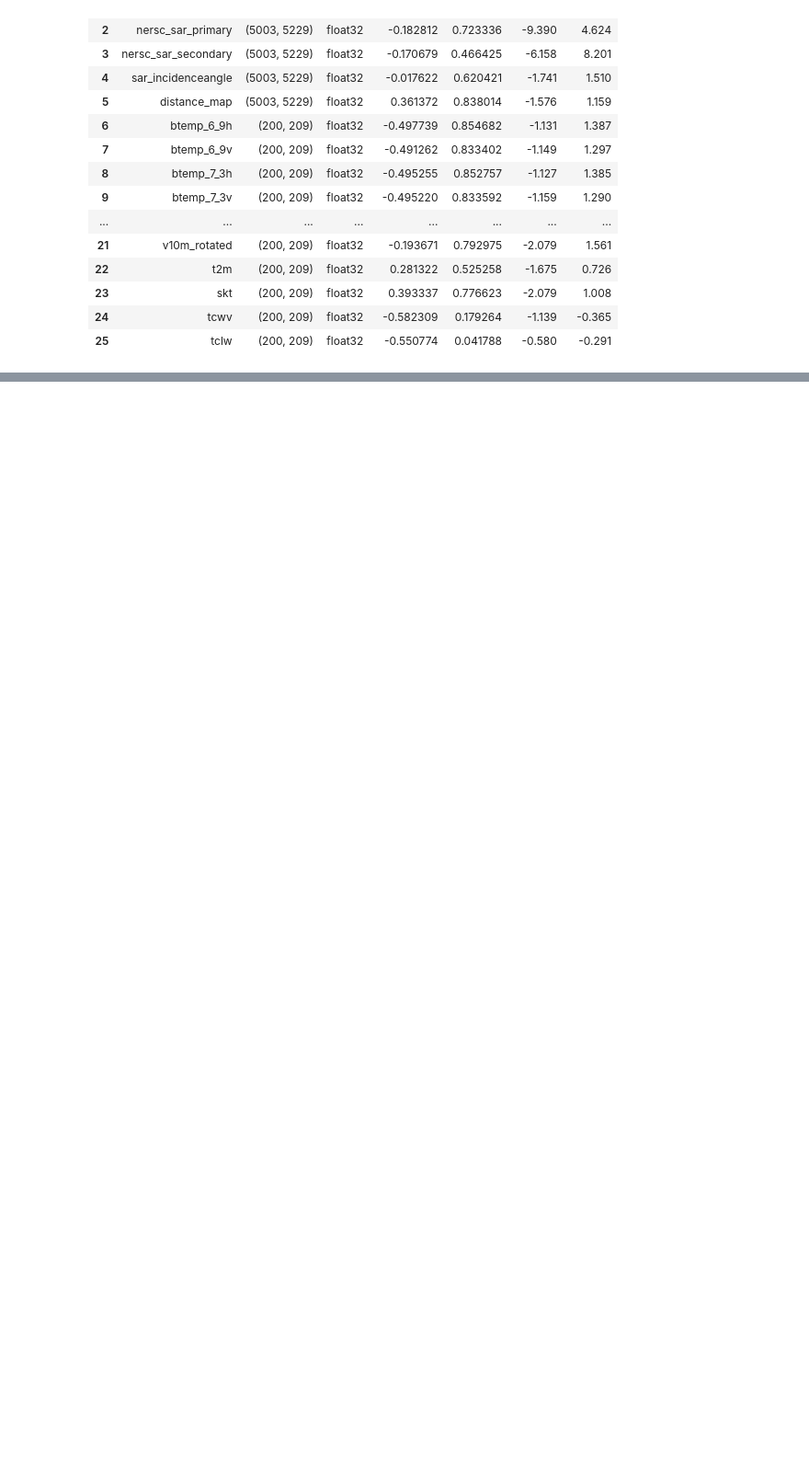
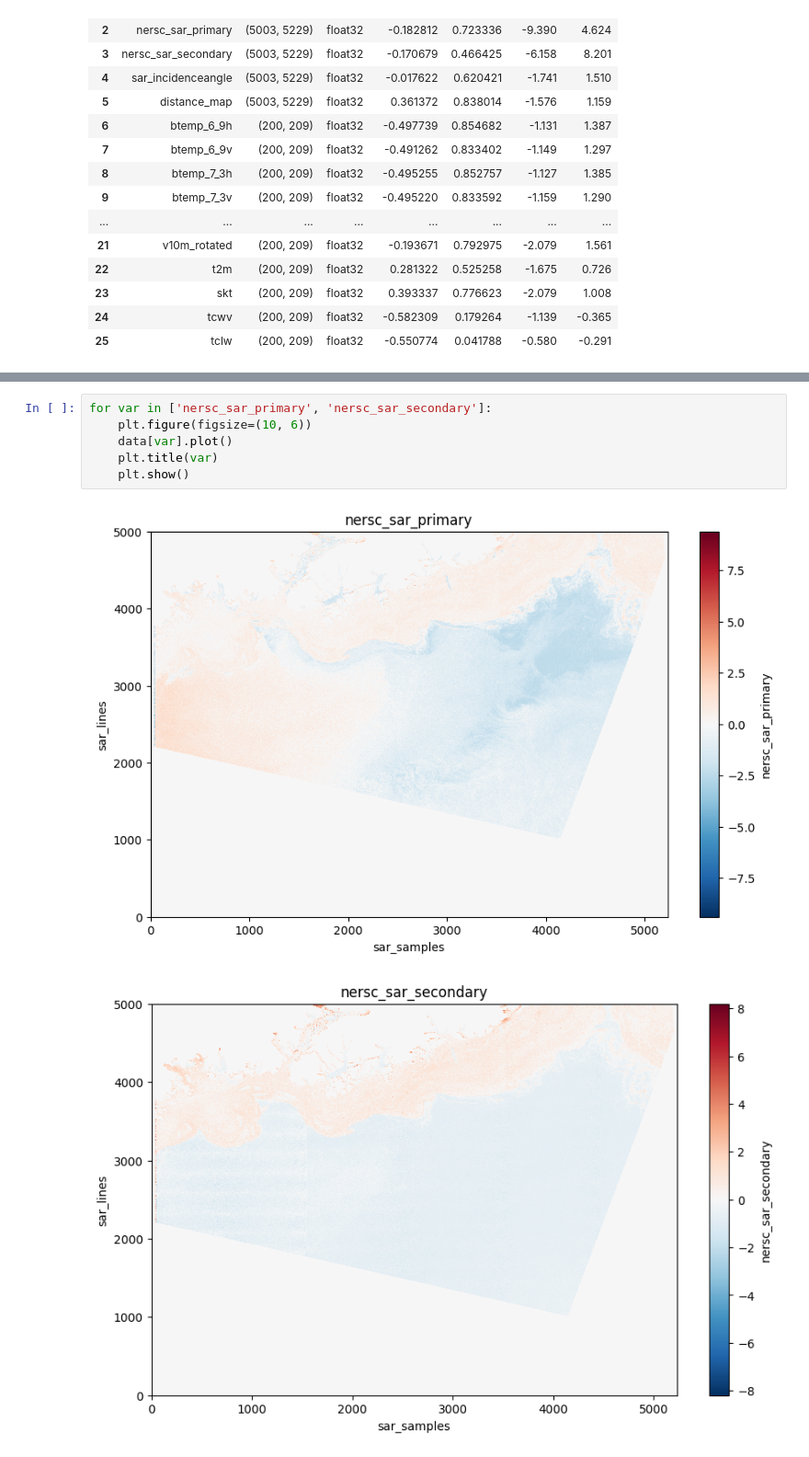
Before and after one commit to sparkgeo/arctic-showcase, a Jupyter notebook: notebooks/eda-rtt-data.ipynb, the cells around one changed output, grey strips where cells are left out. Shown at 92% size. Drawn from its saved outputs; the diff is of its cells as text; blank space fills up the shorter version.

```diff
--- a/notebooks/eda-rtt-data.ipynb
+++ b/notebooks/eda-rtt-data.ipynb
@@ -71,0 +74,9 @@ display(pd.DataFrame(rows))
+# %%
+for var in ['nersc_sar_primary', 'nersc_sar_secondary']:
+    plt.figure(figsize=(10, 6))
+    data[var].plot()
+    plt.title(var)
+    plt.show()
+# %% [output]
+[figure, added]
+[figure, added]
```
Also changed, not shown: parts of 1 cell of this notebook, 2 other files.
